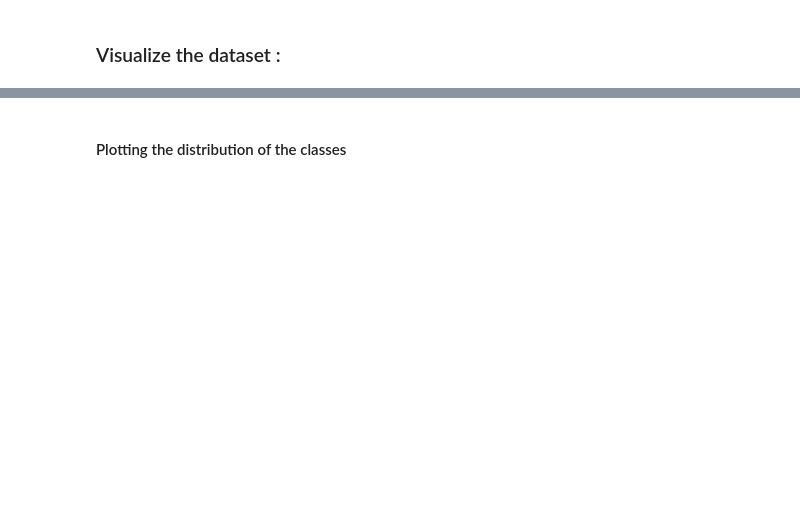
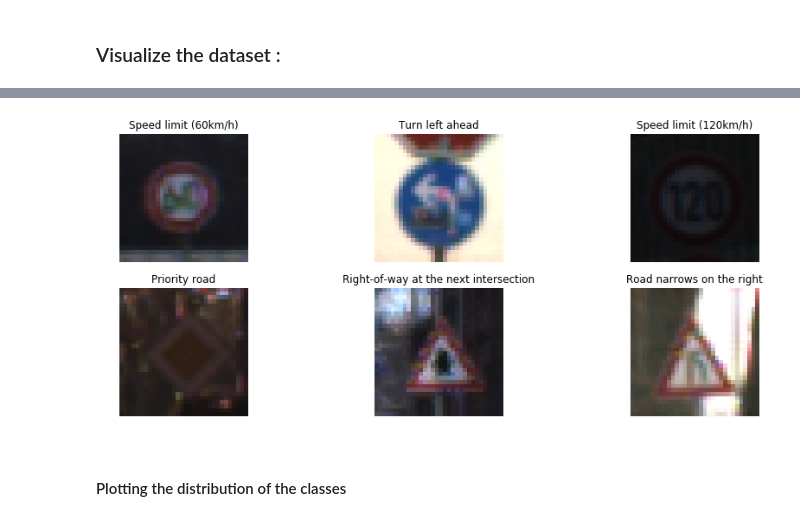
Before and after one commit to itismouad/sdcnd_traffic_sign_classifier, a Jupyter notebook: sdcnd_traffic_sign_classifier.ipynb, the cells around one changed output, grey strips where cells are left out. Saved outputs shown, nothing was run; the diff lists cells and outputs as text; code cells hidden in the pictures; blank space fills up the shorter version.

```diff
--- a/sdcnd_traffic_sign_classifier.ipynb
+++ b/sdcnd_traffic_sign_classifier.ipynb
@@ -120,3 +134,14 @@ Name: SignName, dtype: object
+# %%
+fig, ax = plt.subplots(2,3, figsize=(15, 6))
+ax = ax.ravel()
+for i in range(6):
+    index = random.randint(0, len(X_train))
+    image = X_train[index]
+    ax[i].axis('off')
+    ax[i].imshow(image)
+    ax[i].set_title(sign_dict[y_train[index]])
+# %% [output]
+[figure, added]
 # %% [markdown]
 #### Plotting the distribution of the classes
 # %%
```
Also changed, not shown: parts of 62 cells of this notebook, 10 other files.
